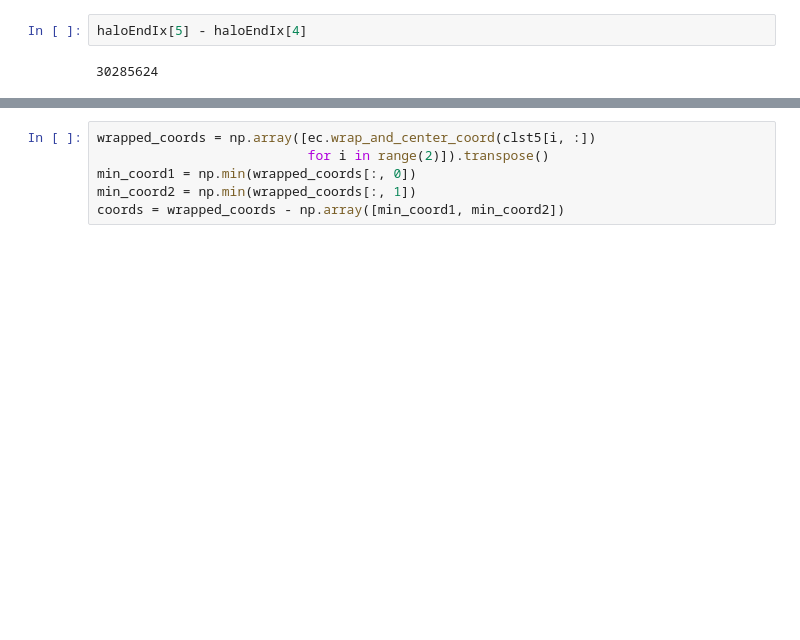
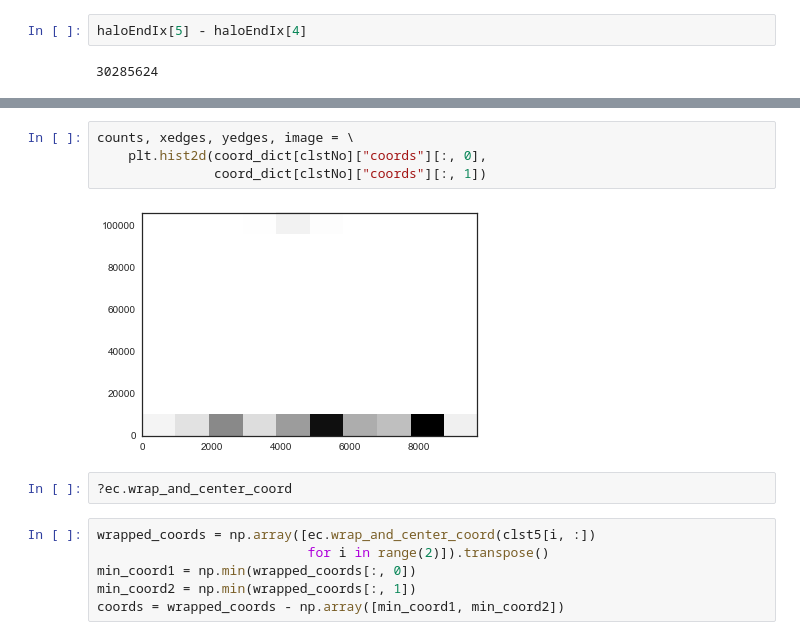
Before and after one commit to karenyyng/galaxy_DM_offset, a Jupyter notebook: code/prototypes/DM_particle_histograms.ipynb, the cells around one changed output, grey strips where cells are left out. Saved outputs shown, nothing was run; the diff lists cells and outputs as text; blank space fills up the shorter version.

```diff
--- a/code/prototypes/DM_particle_histograms.ipynb
+++ b/code/prototypes/DM_particle_histograms.ipynb
@@ -57,3 +88,11 @@ clst5 = \
+# %%
+counts, xedges, yedges, image = \
+    plt.hist2d(coord_dict[clstNo]["coords"][:, 0],
+               coord_dict[clstNo]["coords"][:, 1])
+# %% [output]
+[figure, added]
+# %%
+?ec.wrap_and_center_coord
 # %%
 wrapped_coords = np.array([ec.wrap_and_center_coord(clst5[i, :])
                            for i in range(2)]).transpose()
```
Also changed, not shown: parts of 17 cells of this notebook, 5 other files.
